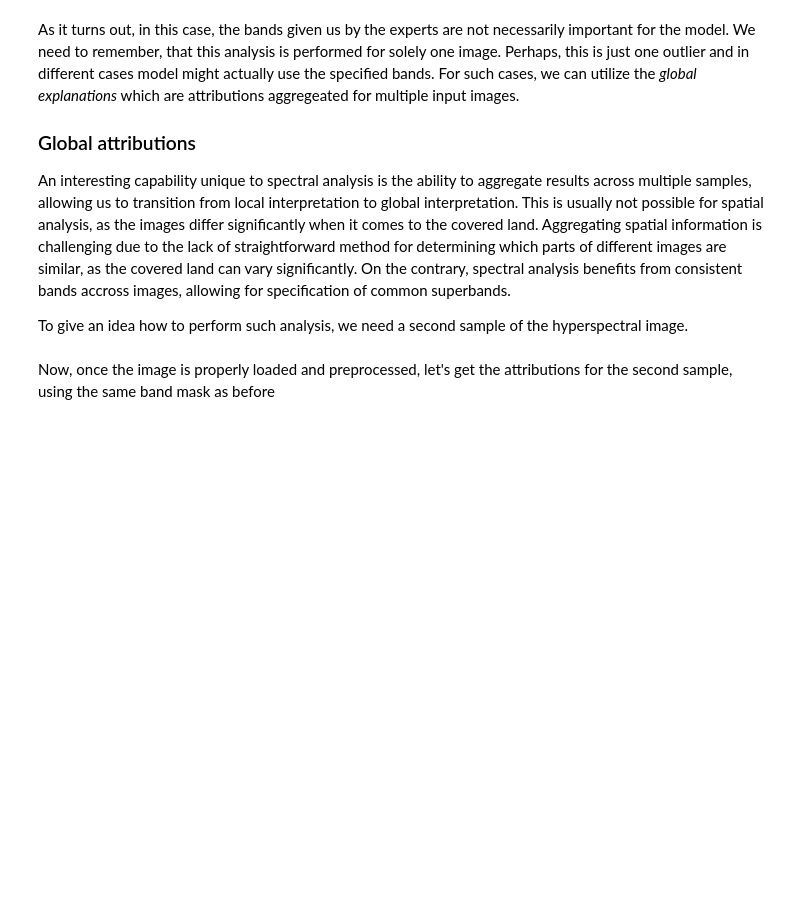
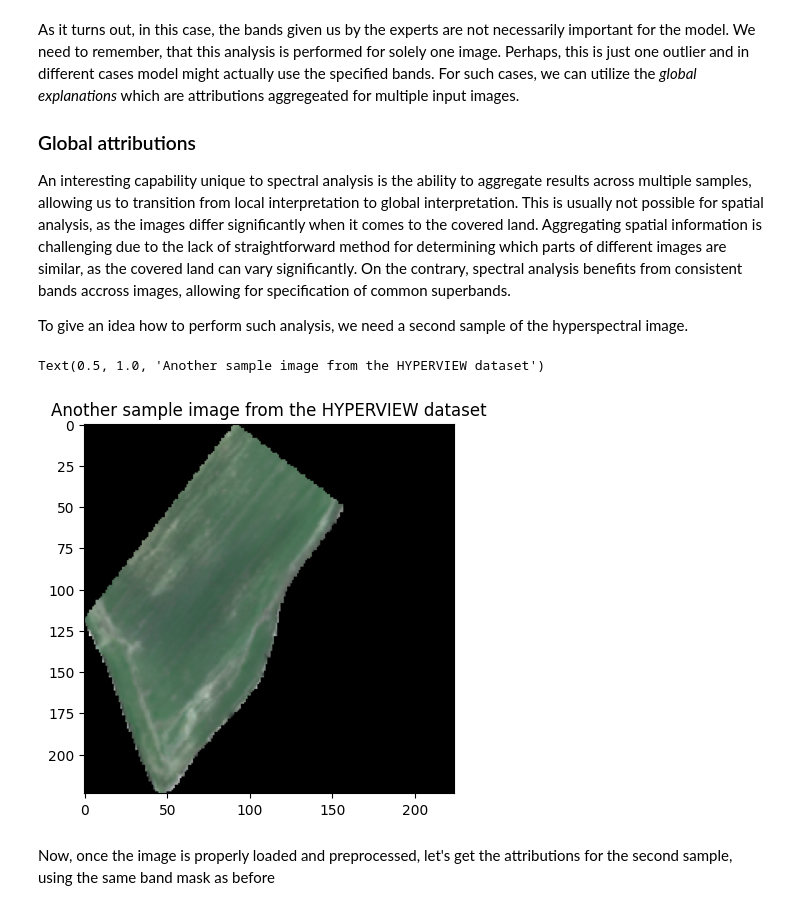
Before and after one commit to xai4space/meteors, a Jupyter notebook: examples/lime/lime.ipynb, the cells around one changed output. Drawn from its saved outputs; the diff is of its cells as text; code cells hidden in the pictures; blank space fills up the shorter version.

```diff
--- a/examples/lime/lime.ipynb
+++ b/examples/lime/lime.ipynb
@@ -836,9 +834,15 @@ not_masked_image_torch_1 = eval_tr(torch.from_numpy(data.astype(np.float32)).per
 # %%
 binary_mask_1 = (image_torch_1 > 0.0).int()
 
 hsi_1 = mt.HSI(
     image=not_masked_image_torch_1, wavelengths=wavelengths, orientation="CWH", binary_mask=binary_mask_1, device=device
 )
+
+ax = mt.visualize.visualize_hsi(hsi_1, use_mask=True)
+ax.set_title("Another sample image from the HYPERVIEW dataset")
+# %% [output]
+Text(0.5, 1.0, 'Another sample image from the HYPERVIEW dataset')
+[figure, added]
 # %% [markdown]
 Now, once the image is properly loaded and preprocessed, let's get the attributions for the second sample, using the same band mask as before
 # %%
```
Also changed, not shown: parts of 14 cells of this notebook, 33 other files.
